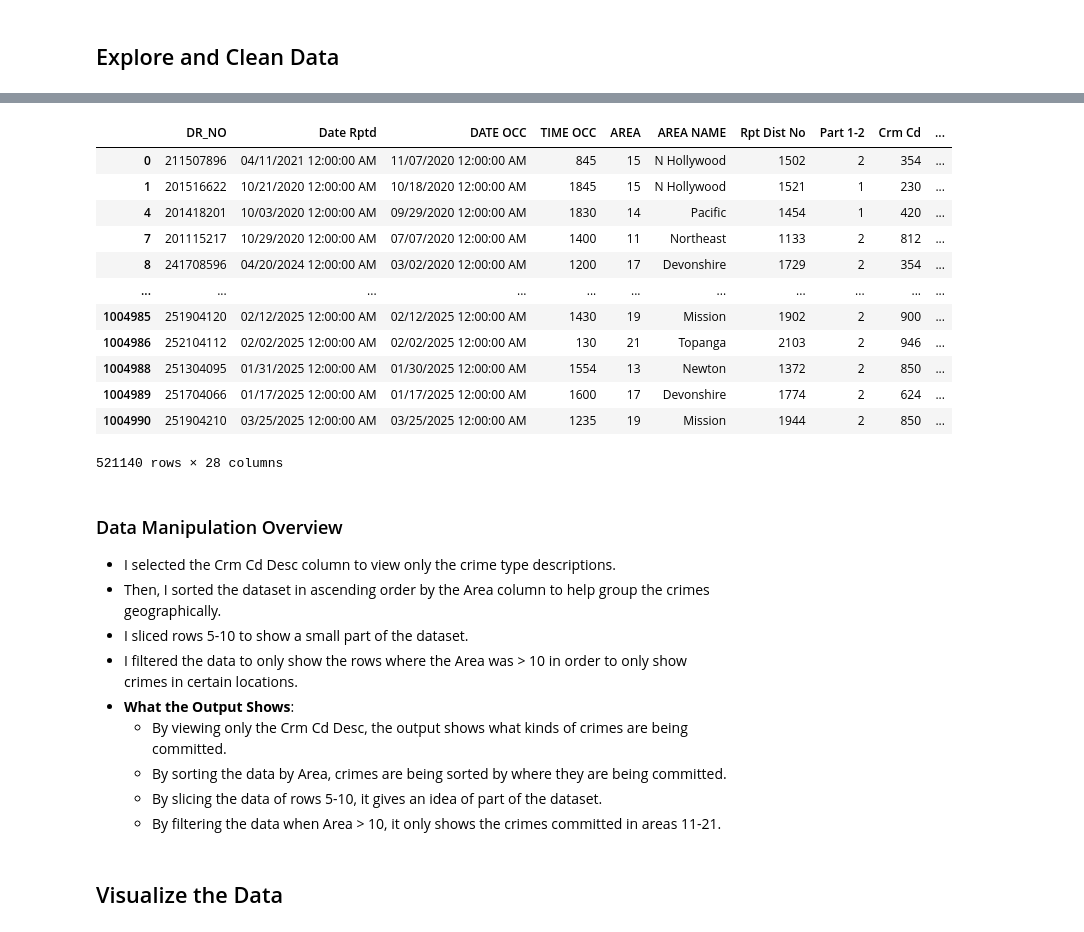
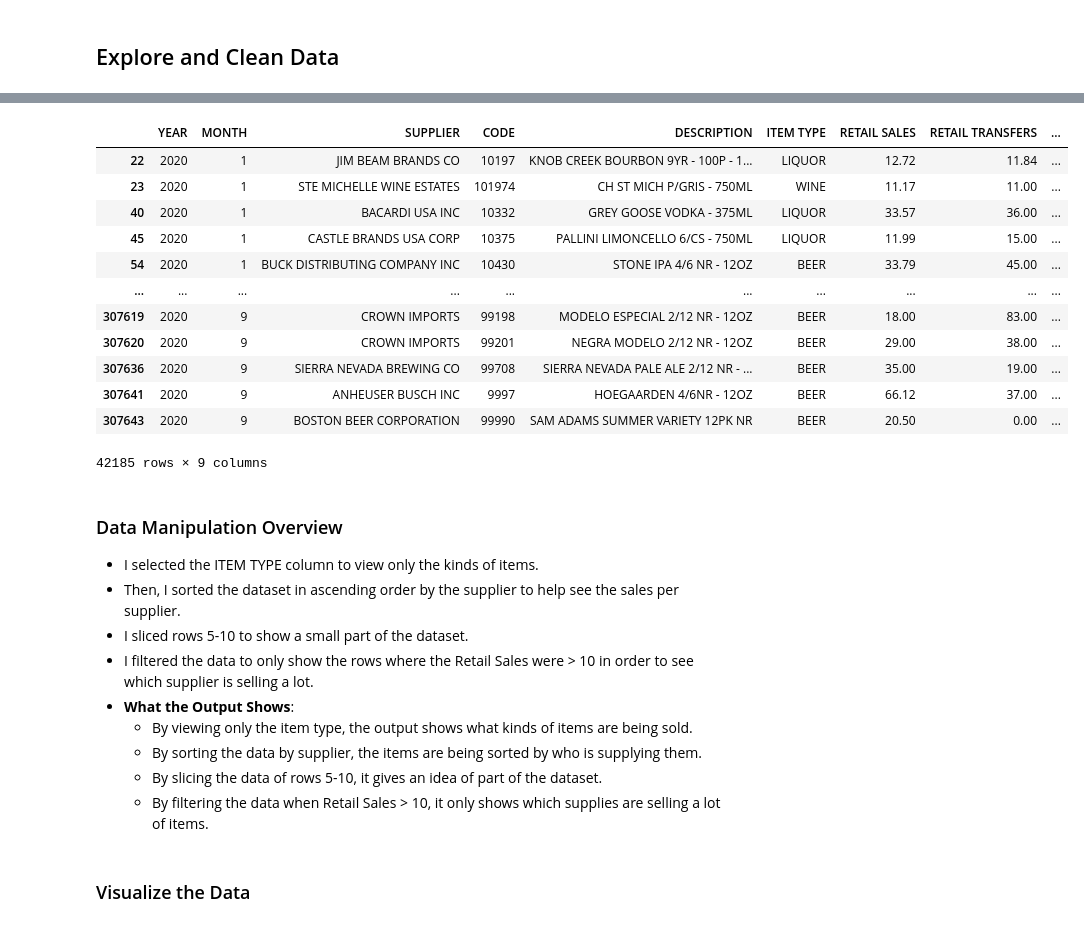
Before and after one commit to mjansen028/IA-340, a Jupyter notebook: lab2.ipynb, the cells around one changed output, grey strips where cells are left out. Drawn from its saved outputs; the diff is of its cells as text; code cells hidden in the pictures.

```diff
--- a/lab2.ipynb
+++ b/lab2.ipynb
@@ -6,6 +6,6 @@ warnings.simplefilter('ignore')
 
 import pandas as pd
 
-df = pd.read_csv('s3://ia340-2025-fall-1128/Crime_Data_from_2020_to_Present.csv') # load the data from s3
+df = pd.read_csv('s3://ia340-2025-fall-1128/Warehouse_and_Retail_Sales.csv') # load the data from s3
 df.head() # shows the top 5 rows
 # %% [output]
@@ -100,3 +94,0 @@ memory usage: 214.7+ MB
-# %%
-df = df.rename(columns={"DATE OCC": "date", "Crm Cd Desc": "crime"})
-df.head()
@@ -110,0 +95,3 @@ df.head()
+# %%
+df = df.rename(columns={"ITEM DESCRIPTION": "DESCRIPTION", "ITEM CODE": "CODE"}) # renames the two columns
+df.head() # shows the top 5 to show they were renamed
@@ -208,32 +184,32 @@ df[5:11] #slice rows 5-10
 # %%
-df[df['AREA']>10] # shows only rows where the area is > 10
+df[df['RETAIL SALES']>10] # shows only rows where the item sales are > 10
 # %% [output]
-|  | DR_NO | Date Rptd | DATE OCC | TIME OCC | AREA | AREA NAME | Rpt Dist No | Part 1-2 | Crm Cd | ... |
-| 0 | 211507896 | 04/11/2021 12:00:00 AM | 11/07/2020 12:00:00 AM | 845 | 15 | N Hollywood | 1502 | 2 | 354 | ... |
-| 1 | 201516622 | 10/21/2020 12:00:00 AM | 10/18/2020 12:00:00 AM | 1845 | 15 | N Hollywood | 1521 | 1 | 230 | ... |
-| 4 | 201418201 | 10/03/2020 12:00:00 AM | 09/29/2020 12:00:00 AM | 1830 | 14 | Pacific | 1454 | 1 | 420 | ... |
-| 7 | 201115217 | 10/29/2020 12:00:00 AM | 07/07/2020 12:00:00 AM | 1400 | 11 | Northeast | 1133 | 2 | 812 | ... |
-| 8 | 241708596 | 04/20/2024 12:00:00 AM | 03/02/2020 12:00:00 AM | 1200 | 17 | Devonshire | 1729 | 2 | 354 | ... |
-| ... | ... | ... | ... | ... | ... | ... | ... | ... | ... | ... |
-| 1004985 | 251904120 | 02/12/2025 12:00:00 AM | 02/12/2025 12:00:00 AM | 1430 | 19 | Mission | 1902 | 2 | 900 | ... |
-| 1004986 | 252104112 | 02/02/2025 12:00:00 AM | 02/02/2025 12:00:00 AM | 130 | 21 | Topanga | 2103 | 2 | 946 | ... |
-| 1004988 | 251304095 | 01/31/2025 12:00:00 AM | 01/30/2025 12:00:00 AM | 1554 | 13 | Newton | 1372 | 2 | 850 | ... |
-| 1004989 | 251704066 | 01/17/2025 12:00:00 AM | 01/17/2025 12:00:00 AM | 1600 | 17 | Devonshire | 1774 | 2 | 624 | ... |
-| 1004990 | 251904210 | 03/25/2025 12:00:00 AM | 03/25/2025 12:00:00 AM | 1235 | 19 | Mission | 1944 | 2 | 850 | ... |
+|  | YEAR | MONTH | SUPPLIER | CODE | DESCRIPTION | ITEM TYPE | RETAIL SALES | RETAIL TRANSFERS | ... |
+| 22 | 2020 | 1 | JIM BEAM BRANDS CO | 10197 | KNOB CREEK BOURBON 9YR - 100P - 1... | LIQUOR | 12.72 | 11.84 | ... |
+| 23 | 2020 | 1 | STE MICHELLE WINE ESTATES | 101974 | CH ST MICH P/GRIS - 750ML | WINE | 11.17 | 11.00 | ... |
+| 40 | 2020 | 1 | BACARDI USA INC | 10332 | GREY GOOSE VODKA - 375ML | LIQUOR | 33.57 | 36.00 | ... |
+| 45 | 2020 | 1 | CASTLE BRANDS USA CORP | 10375 | PALLINI LIMONCELLO 6/CS - 750ML | LIQUOR | 11.99 | 15.00 | ... |
+| 54 | 2020 | 1 | BUCK DISTRIBUTING COMPANY INC | 10430 | STONE IPA 4/6 NR - 12OZ | BEER | 33.79 | 45.00 | ... |
+| ... | ... | ... | ... | ... | ... | ... | ... | ... | ... |
+| 307619 | 2020 | 9 | CROWN IMPORTS | 99198 | MODELO ESPECIAL 2/12 NR - 12OZ | BEER | 18.00 | 83.00 | ... |
+| 307620 | 2020 | 9 | CROWN IMPORTS | 99201 | NEGRA MODELO 2/12 NR - 12OZ | BEER | 29.00 | 38.00 | ... |
+| 307636 | 2020 | 9 | SIERRA NEVADA BREWING CO | 99708 | SIERRA NEVADA PALE ALE 2/12 NR - ... | BEER | 35.00 | 19.00 | ... |
+| 307641 | 2020 | 9 | ANHEUSER BUSCH INC | 9997 | HOEGAARDEN 4/6NR - 12OZ | BEER | 66.12 | 37.00 | ... |
+| 307643 | 2020 | 9 | BOSTON BEER CORPORATION | 99990 | SAM ADAMS SUMMER VARIETY 12PK NR | BEER | 20.50 | 0.00 | ... |
-521140 rows × 28 columns
+42185 rows × 9 columns
 # %% [markdown]
 ### Data Manipulation Overview
 
-- I selected the Crm Cd Desc column to view only the crime type descriptions.
-- Then, I sorted the dataset in ascending order by the Area column to help group the crimes geographically.
+- I selected the ITEM TYPE column to view only the kinds of items.
+- Then, I sorted the dataset in ascending order by the supplier to help see the sales per supplier.
 - I sliced rows 5-10 to show a small part of the dataset.
-- I filtered the data to only show the rows where the Area was > 10 in order to only show crimes in certain locations.
+- I filtered the data to only show the rows where the Retail Sales were > 10 in order to see which supplier is selling a lot.
 - **What the Output Shows**:
-    - By viewing only the Crm Cd Desc, the output shows what kinds of crimes are being committed.
-    - By sorting the data by Area, crimes are being sorted by where they are being committed.
+    - By viewing only the item type, the output shows what kinds of items are being sold.
+    - By sorting the data by supplier, the items are being sorted by who is supplying them.
     - By slicing the data of rows 5-10, it gives an idea of part of the dataset.
-    - By filtering the data when Area > 10, it only shows the crimes committed in areas 11-21.
+    - By filtering the data when Retail Sales > 10, it only shows which supplies are selling a lot of items.
 # %% [markdown]
-## Visualize the Data
+### Visualize the Data
 # %%
 import matplotlib.pyplot as plt
```
Also changed, not shown: parts of 28 cells of this notebook.
